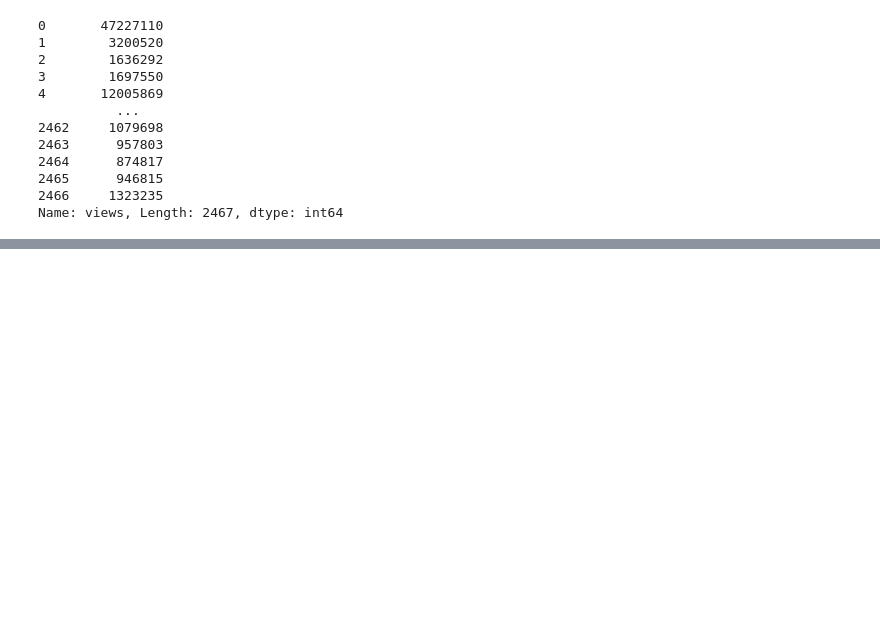
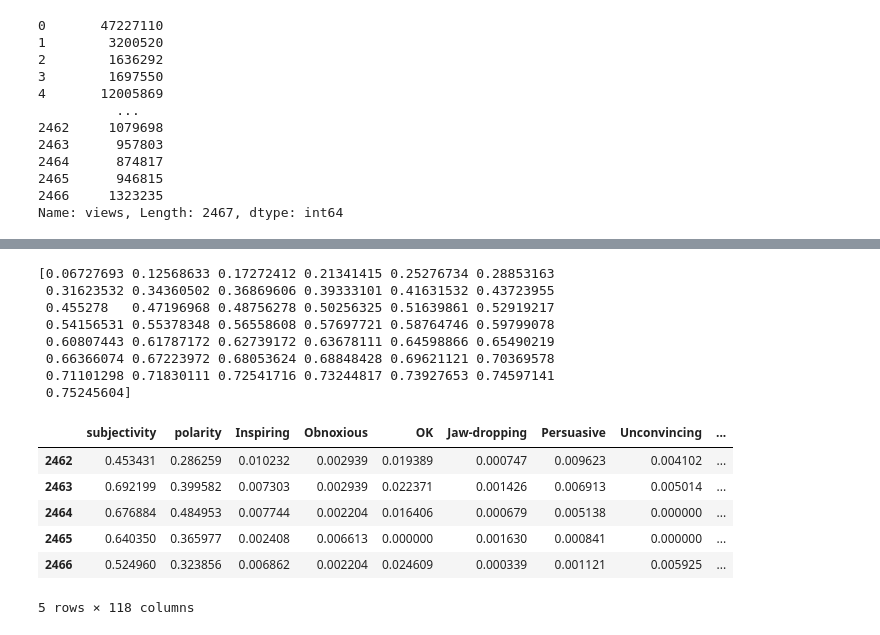
Before and after one commit to Avisikta-Majumdar/TedTalksAnalysis, a Jupyter notebook: Emre's notebook.ipynb, the cells around one changed output, grey strips where cells are left out. Cells and saved outputs as stored; diff of their text form; code cells hidden in the pictures; blank space fills up the shorter version.

```diff
--- a/Emre's notebook.ipynb
+++ b/Emre's notebook.ipynb
@@ -277,0 +445,33 @@ test
+# %%
+# result = other_than_tags.join(normalised_data_tags)
+
+# views = result['views']
+# result = result.loc[:, result.columns != 'views']
+
+pca = PCA(n_components=43)
+principalComponents = pca.fit_transform(result)
+
+
+# print (pca.explained_variance_)
+# print (pca.explained_variance_ratio_)
+print (pca.explained_variance_ratio_.cumsum())
+
+feat_cols = ['feature'+str(i) for i in range(principalComponents.shape[1])]
+normalised_data = pd.DataFrame(principalComponents,columns=feat_cols)
+result.tail()
+# %% [output]
+[0.06727693 0.12568633 0.17272412 0.21341415 0.25276734 0.28853163
+ 0.31623532 0.34360502 0.36869606 0.39333101 0.41631532 0.43723955
+ 0.455278   0.47196968 0.48756278 0.50256325 0.51639861 0.52919217
+ 0.54156531 0.55378348 0.56558608 0.57697721 0.58764746 0.59799078
+ 0.60807443 0.61787172 0.62739172 0.63678111 0.64598866 0.65490219
+ 0.66366074 0.67223972 0.68053624 0.68848428 0.69621121 0.70369578
+ 0.71101298 0.71830111 0.72541716 0.73244817 0.73927653 0.74597141
+ 0.75245604]
+|  | subjectivity | polarity | Inspiring | Obnoxious | OK | Jaw-dropping | Persuasive | Unconvincing | ... |
+| 2462 | 0.453431 | 0.286259 | 0.010232 | 0.002939 | 0.019389 | 0.000747 | 0.009623 | 0.004102 | ... |
+| 2463 | 0.692199 | 0.399582 | 0.007303 | 0.002939 | 0.022371 | 0.001426 | 0.006913 | 0.005014 | ... |
+| 2464 | 0.676884 | 0.484953 | 0.007744 | 0.002204 | 0.016406 | 0.000679 | 0.005138 | 0.000000 | ... |
+| 2465 | 0.640350 | 0.365977 | 0.002408 | 0.006613 | 0.000000 | 0.001630 | 0.000841 | 0.000000 | ... |
+| 2466 | 0.524960 | 0.323856 | 0.006862 | 0.002204 | 0.024609 | 0.000339 | 0.001121 | 0.005925 | ... |
+5 rows × 118 columns
```
Also changed, not shown: parts of 21 cells of this notebook.
